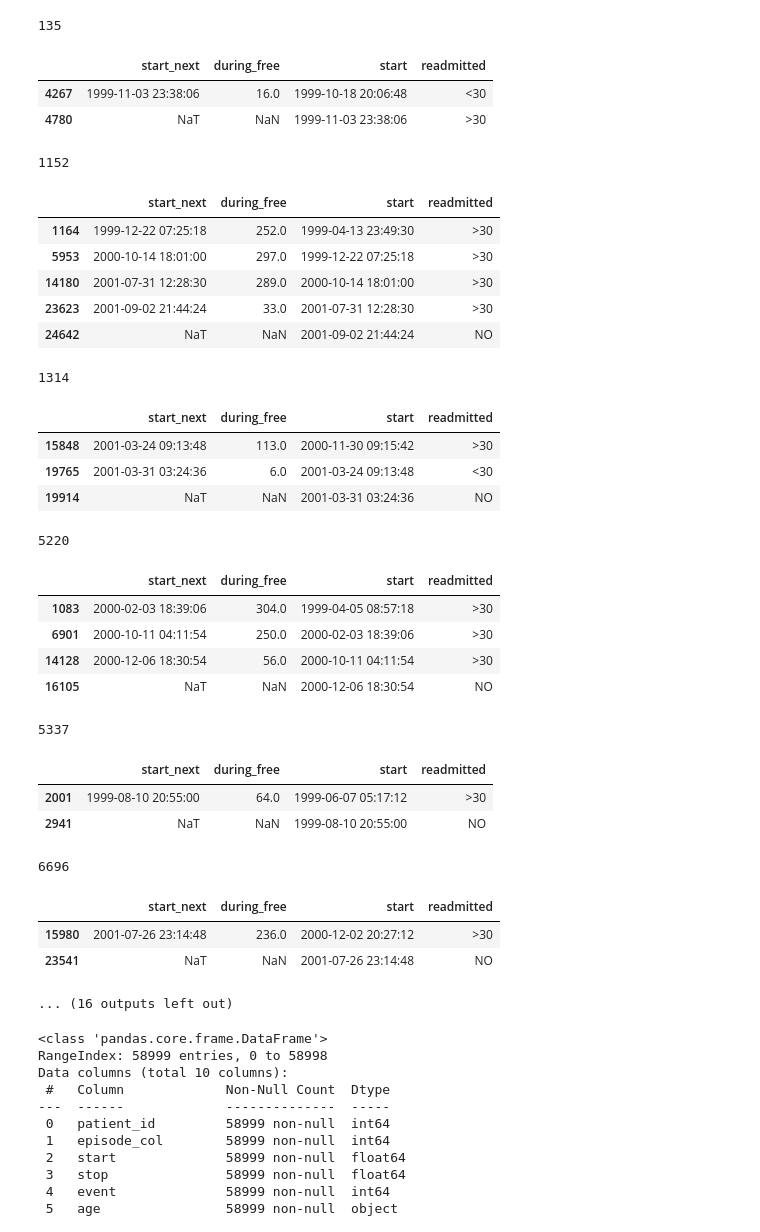
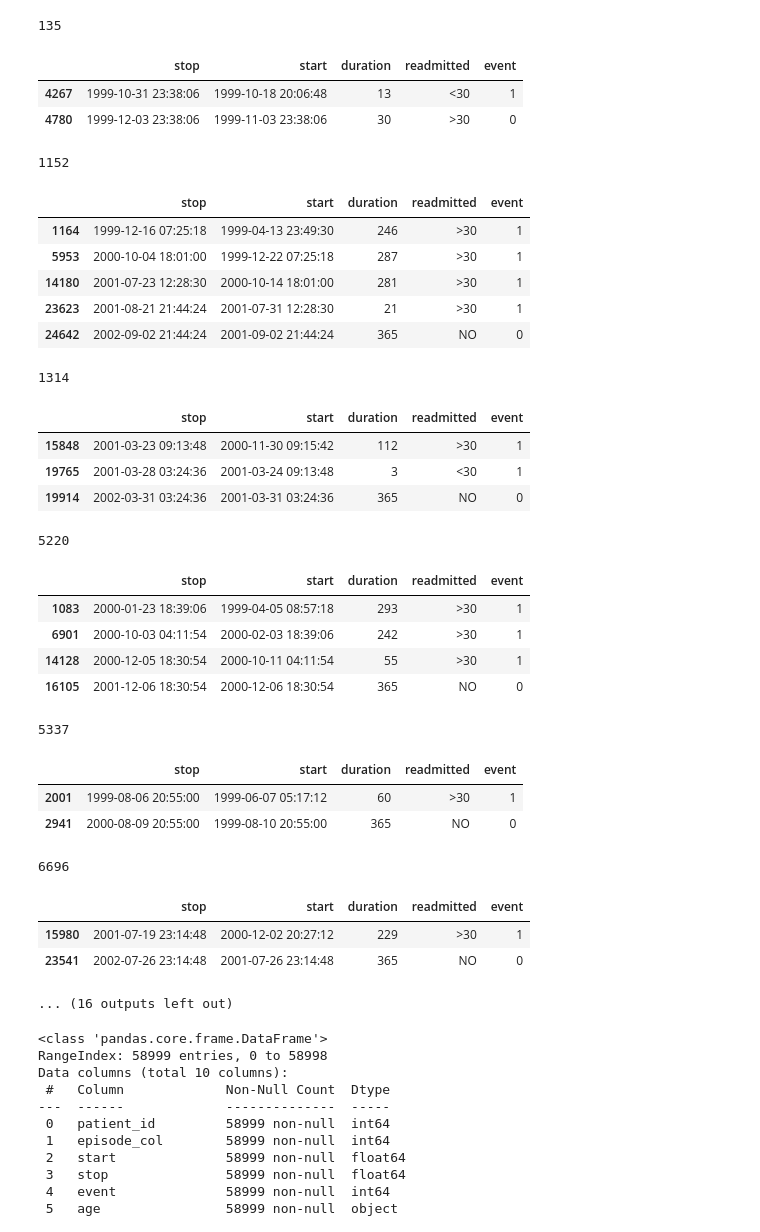
Before and after one commit to DKoleda6/recurrent_event, a Jupyter notebook: exp_common_diabetic.ipynb, the cells around one changed output. Saved outputs shown, nothing was run; the diff lists cells and outputs as text; code cells hidden in the pictures.

```diff
--- a/exp_common_diabetic.ipynb
+++ b/exp_common_diabetic.ipynb
@@ -80,0 +116,8 @@ Name: count, dtype: int64
+# %%
+df_diab.drop(columns=["encounter_id_diff", "readmitted_prev", "during_more_30", "during_free"], inplace=True)
+# %%
+df_diab["duration"] = (df_diab["stop"] - df_diab["start"]).dt.days
+# %%
+# df_diab.query("patient_nbr == 32967")
+broken_patients = df_diab.query("duration < 0")["patient_nbr"].index
+df_diab.drop(index=broken_patients, inplace=True)
@@ -80,0 +136,2 @@ Name: count, dtype: int64
+# %%
+df_diab["episode_col"] = df_diab.groupby("patient_nbr").cumcount() + 1
@@ -81,42 +140,42 @@ Name: count, dtype: int64
 # %%
-for patient_id, group in df.groupby('patient_nbr'):
+for patient_id, group in df_diab.groupby('patient_nbr'):
     if group.shape[0] > 1:
         print(patient_id)
         # display(group[['encounter_id', 'DATE', 'days_in_hospital', 'start', 'readmitted']])
-        display(group[['start_next', 'during_free', 'start', 'readmitted']])
+        display(group[['stop', 'start', "duration", 'readmitted', 'event']])
     if patient_id > 20000:
         break
 # %% [output]
 135
-|  | start_next | during_free | start | readmitted |
-| 4267 | 1999-11-03 23:38:06 | 16.0 | 1999-10-18 20:06:48 | <30 |
-| 4780 | NaT | NaN | 1999-11-03 23:38:06 | >30 |
+|  | stop | start | duration | readmitted | event |
+| 4267 | 1999-10-31 23:38:06 | 1999-10-18 20:06:48 | 13 | <30 | 1 |
+| 4780 | 1999-12-03 23:38:06 | 1999-11-03 23:38:06 | 30 | >30 | 0 |
 1152
-|  | start_next | during_free | start | readmitted |
-| 1164 | 1999-12-22 07:25:18 | 252.0 | 1999-04-13 23:49:30 | >30 |
-| 5953 | 2000-10-14 18:01:00 | 297.0 | 1999-12-22 07:25:18 | >30 |
-| 14180 | 2001-07-31 12:28:30 | 289.0 | 2000-10-14 18:01:00 | >30 |
-| 23623 | 2001-09-02 21:44:24 | 33.0 | 2001-07-31 12:28:30 | >30 |
-| 24642 | NaT | NaN | 2001-09-02 21:44:24 | NO |
+|  | stop | start | duration | readmitted | event |
+| 1164 | 1999-12-16 07:25:18 | 1999-04-13 23:49:30 | 246 | >30 | 1 |
+| 5953 | 2000-10-04 18:01:00 | 1999-12-22 07:25:18 | 287 | >30 | 1 |
+| 14180 | 2001-07-23 12:28:30 | 2000-10-14 18:01:00 | 281 | >30 | 1 |
+| 23623 | 2001-08-21 21:44:24 | 2001-07-31 12:28:30 | 21 | >30 | 1 |
+| 24642 | 2002-09-02 21:44:24 | 2001-09-02 21:44:24 | 365 | NO | 0 |
 1314
-|  | start_next | during_free | start | readmitted |
-| 15848 | 2001-03-24 09:13:48 | 113.0 | 2000-11-30 09:15:42 | >30 |
-| 19765 | 2001-03-31 03:24:36 | 6.0 | 2001-03-24 09:13:48 | <30 |
-| 19914 | NaT | NaN | 2001-03-31 03:24:36 | NO |
+|  | stop | start | duration | readmitted | event |
+| 15848 | 2001-03-23 09:13:48 | 2000-11-30 09:15:42 | 112 | >30 | 1 |
+| 19765 | 2001-03-28 03:24:36 | 2001-03-24 09:13:48 | 3 | <30 | 1 |
+| 19914 | 2002-03-31 03:24:36 | 2001-03-31 03:24:36 | 365 | NO | 0 |
 5220
-|  | start_next | during_free | start | readmitted |
-| 1083 | 2000-02-03 18:39:06 | 304.0 | 1999-04-05 08:57:18 | >30 |
-| 6901 | 2000-10-11 04:11:54 | 250.0 | 2000-02-03 18:39:06 | >30 |
-| 14128 | 2000-12-06 18:30:54 | 56.0 | 2000-10-11 04:11:54 | >30 |
-| 16105 | NaT | NaN | 2000-12-06 18:30:54 | NO |
+|  | stop | start | duration | readmitted | event |
+| 1083 | 2000-01-23 18:39:06 | 1999-04-05 08:57:18 | 293 | >30 | 1 |
+| 6901 | 2000-10-03 04:11:54 | 2000-02-03 18:39:06 | 242 | >30 | 1 |
+| 14128 | 2000-12-05 18:30:54 | 2000-10-11 04:11:54 | 55 | >30 | 1 |
+| 16105 | 2001-12-06 18:30:54 | 2000-12-06 18:30:54 | 365 | NO | 0 |
 5337
-|  | start_next | during_free | start | readmitted |
-| 2001 | 1999-08-10 20:55:00 | 64.0 | 1999-06-07 05:17:12 | >30 |
-| 2941 | NaT | NaN | 1999-08-10 20:55:00 | NO |
+|  | stop | start | duration | readmitted | event |
+| 2001 | 1999-08-06 20:55:00 | 1999-06-07 05:17:12 | 60 | >30 | 1 |
+| 2941 | 2000-08-09 20:55:00 | 1999-08-10 20:55:00 | 365 | NO | 0 |
 6696
-|  | start_next | during_free | start | readmitted |
-| 15980 | 2001-07-26 23:14:48 | 236.0 | 2000-12-02 20:27:12 | >30 |
-| 23541 | NaT | NaN | 2001-07-26 23:14:48 | NO |
+|  | stop | start | duration | readmitted | event |
+| 15980 | 2001-07-19 23:14:48 | 2000-12-02 20:27:12 | 229 | >30 | 1 |
+| 23541 | 2002-07-26 23:14:48 | 2001-07-26 23:14:48 | 365 | NO | 0 |
 ... (16 outputs left out)
 # %%
 processor = DP("data/diabetic_data.csv")
```
Also changed, not shown: parts of 14 cells of this notebook.
